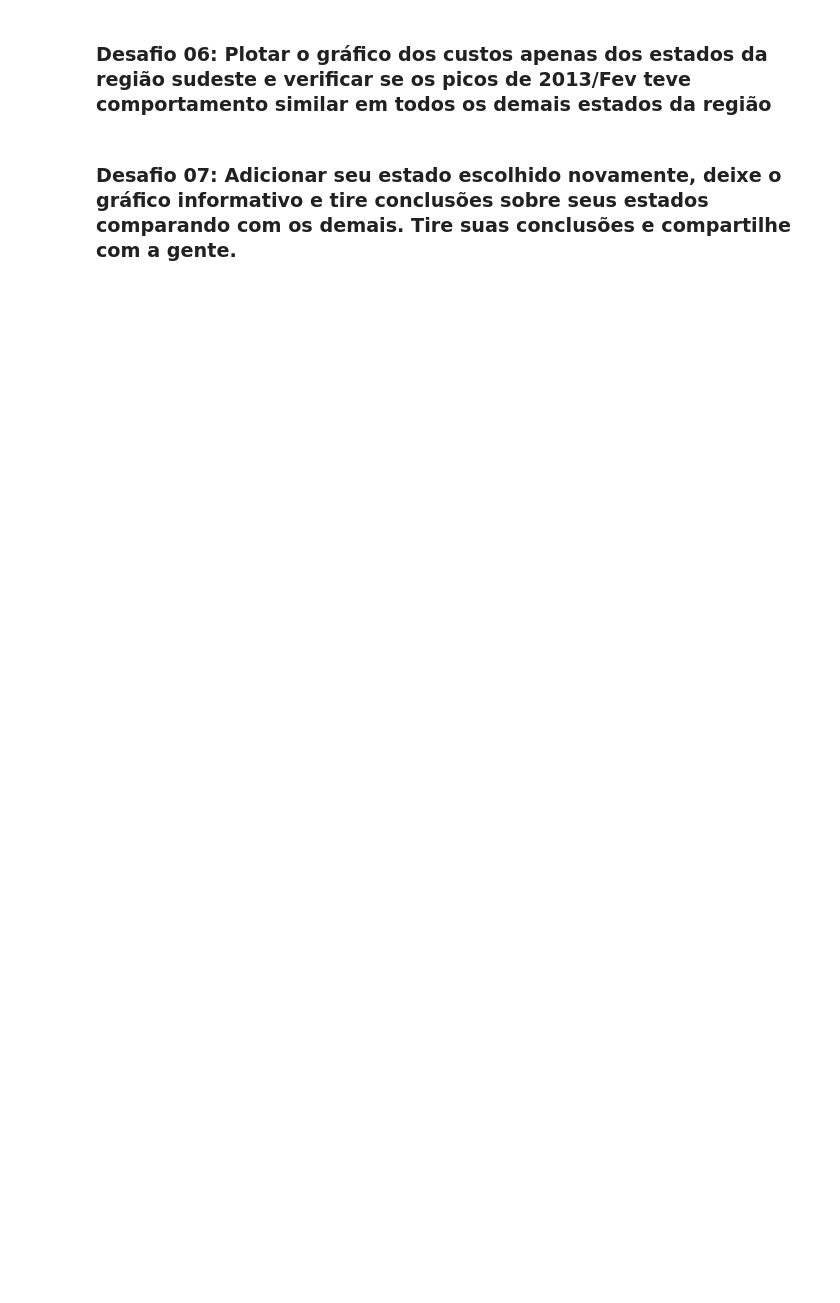
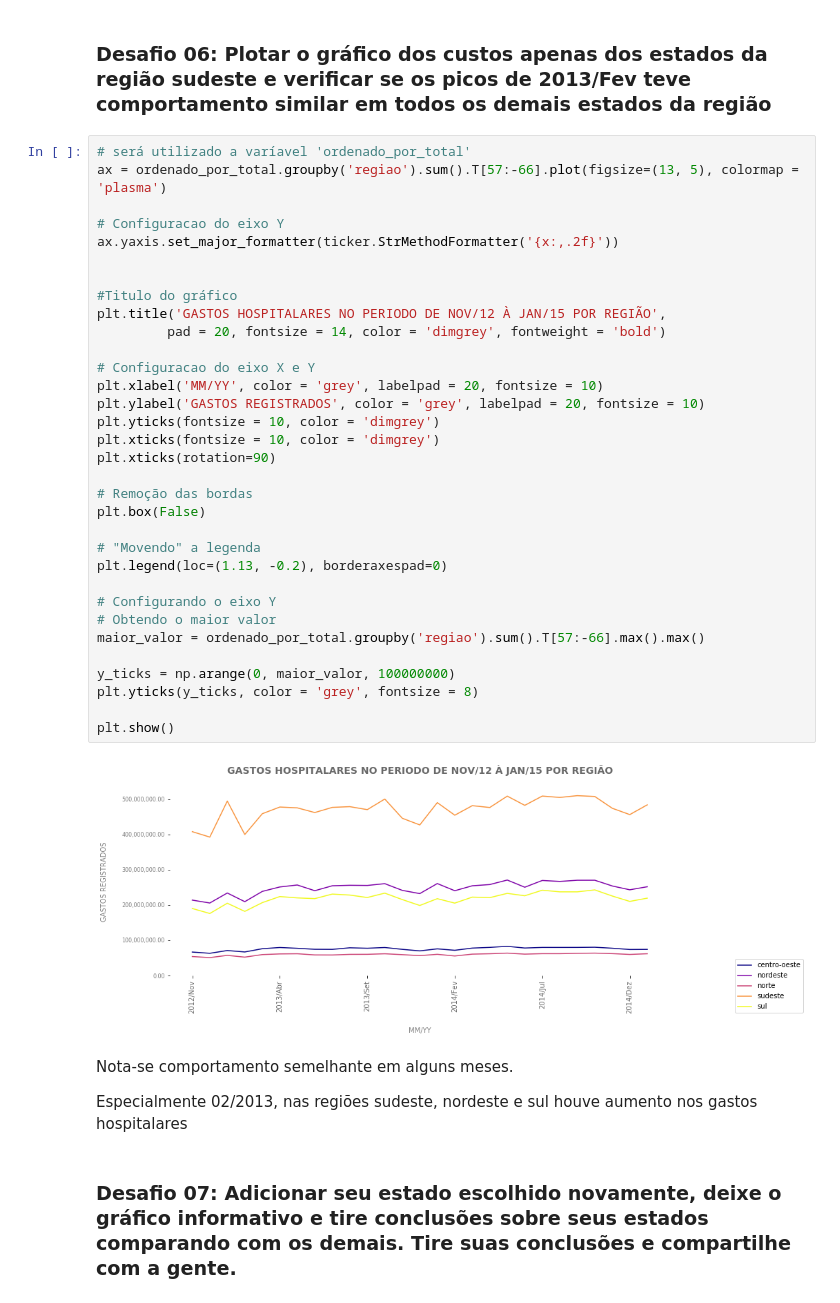
Before and after one commit to daianeklein/bootcamp-Alura, a Jupyter notebook: Bootcamp-DSAplicada.ipynb, the cells around one changed output. Drawn from its saved outputs; the diff is of its cells as text; blank space fills up the shorter version.

```diff
--- a/Bootcamp-DSAplicada.ipynb
+++ b/Bootcamp-DSAplicada.ipynb
@@ -648,4 +790,43 @@ plt.show()
 # %% [markdown]
 ### Desafio 06: Plotar o gráfico dos custos apenas dos estados da região sudeste e verificar se os picos de 2013/Fev teve comportamento similar em todos os demais estados da região
+# %%
+# será utilizado a varíavel 'ordenado_por_total'
+ax = ordenado_por_total.groupby('regiao').sum().T[57:-66].plot(figsize=(13, 5), colormap = 'plasma')
+
+# Configuracao do eixo Y
+ax.yaxis.set_major_formatter(ticker.StrMethodFormatter('{x:,.2f}'))
+
+
+#Titulo do gráfico
+plt.title('GASTOS HOSPITALARES NO PERIODO DE NOV/12 À JAN/15 POR REGIÃO',
+         pad = 20, fontsize = 14, color = 'dimgrey', fontweight = 'bold')
+
+# Configuracao do eixo X e Y
+plt.xlabel('MM/YY', color = 'grey', labelpad = 20, fontsize = 10)
+plt.ylabel('GASTOS REGISTRADOS', color = 'grey', labelpad = 20, fontsize = 10)
+plt.yticks(fontsize = 10, color = 'dimgrey')
+plt.xticks(fontsize = 10, color = 'dimgrey')
+plt.xticks(rotation=90)
+
+# Remoção das bordas
+plt.box(False)
+
+# "Movendo" a legenda
+plt.legend(loc=(1.13, -0.2), borderaxespad=0)
+
+# Configurando o eixo Y
+# Obtendo o maior valor
+maior_valor = ordenado_por_total.groupby('regiao').sum().T[57:-66].max().max()
+
+y_ticks = np.arange(0, maior_valor, 100000000)
+plt.yticks(y_ticks, color = 'grey', fontsize = 8)
+
+plt.show()
+# %% [output]
+[figure, added]
+# %% [markdown]
+Nota-se comportamento semelhante em alguns meses.
+
+Especialmente 02/2013, nas regiões sudeste, nordeste e sul houve aumento nos gastos hospitalares
 # %% [markdown]
 ### Desafio 07: Adicionar seu estado escolhido novamente, deixe o gráfico informativo e tire conclusões sobre seus estados comparando com os demais. Tire suas conclusões e compartilhe com a gente.
```
Also changed, not shown: parts of 16 cells of this notebook.
